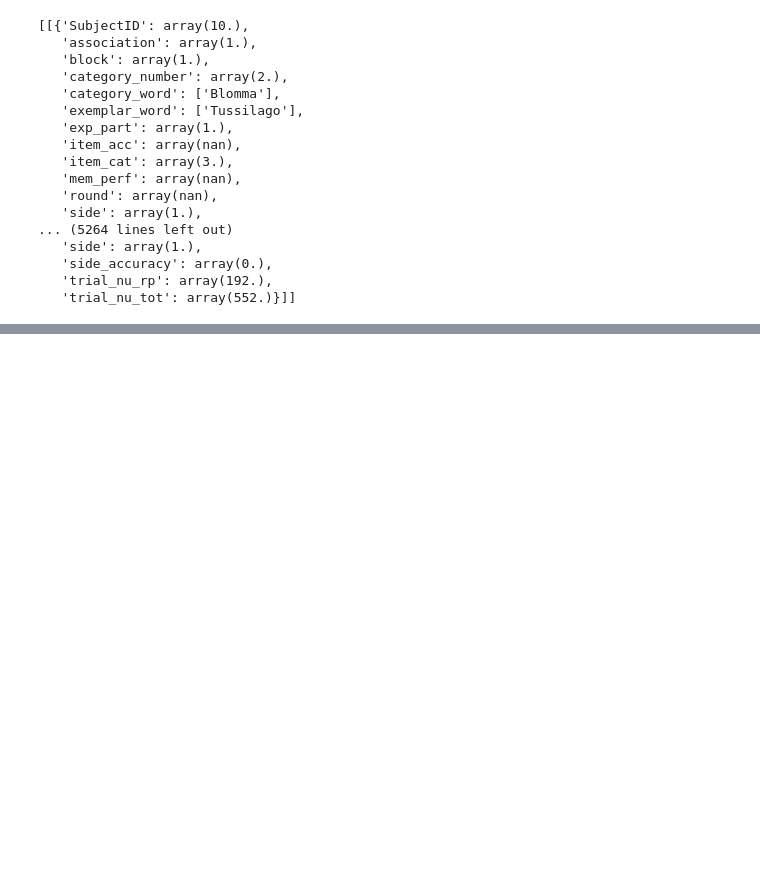
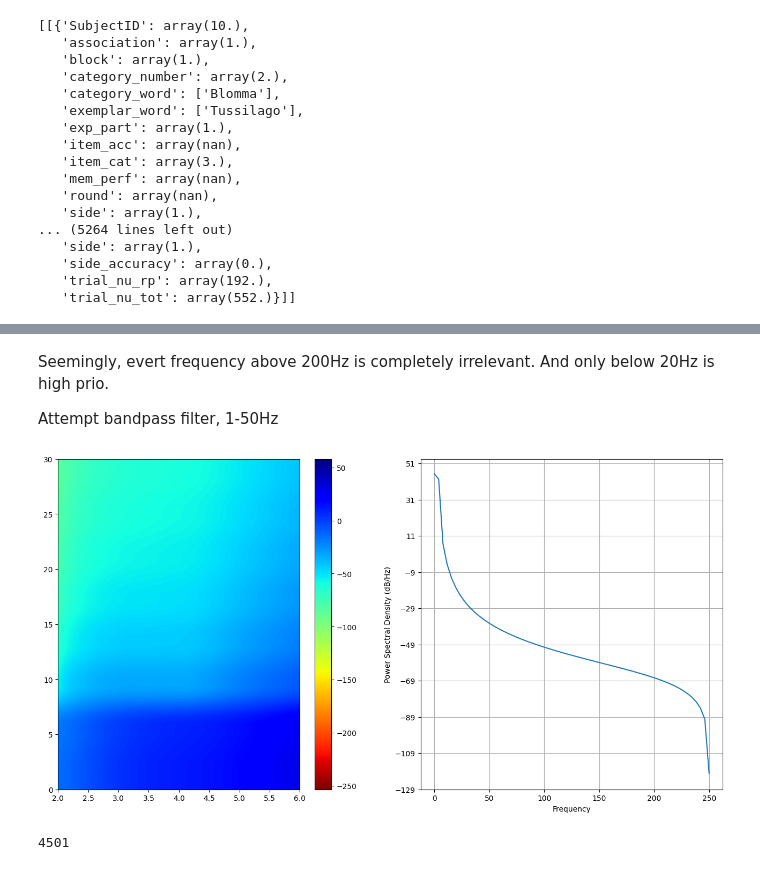
Before and after one commit to duedahl/LU_EEG_Classification, a Jupyter notebook: DataExploration.ipynb, the cells around one changed output, grey strips where cells are left out. Saved outputs shown, nothing was run; the diff lists cells and outputs as text; code cells hidden in the pictures; blank space fills up the shorter version.

```diff
--- a/DataExploration.ipynb
+++ b/DataExploration.ipynb
@@ -70,0 +147,30 @@ data["trialinfo"] # Meta information for each trial
+# %% [markdown]
+Seemingly, evert frequency above 200Hz is completely irrelevant. And only below 20Hz is high prio.
+
+Attempt bandpass filter, 1-50Hz
+# %%
+from scipy.signal import butter, lfilter
+
+def butterworth_bandpass(data, lo, hi, fs, order=3):
+    nyq = 0.5 * fs
+    lowcut = lo / nyq
+    highcut = hi / nyq
+    b, a = butter(order, [lowcut, highcut], fs=fs, btype='band')
+    return lfilter(b, a, data)
+
+denoisedSample = butterworth_bandpass(data["trial"][0][0], 1, 50, Fs)
+
+# Replot with denoised data example
+fig, ax = plt.subplots(1,2)
+x1, x2, x3, mappable = ax[0].specgram(denoisedSample,Fs=Fs,noverlap=120,NFFT=128,cmap="jet_r")
+ax[0].set_ylim([0,30])
+ax[0].set_xlim([2,6])
+plt.colorbar(mappable, ax=ax[0])
+ax[1].psd(denoisedSample,Fs=Fs,noverlap=120,NFFT=128)
+fig.set_size_inches(16,8)
+# %% [output]
+[figure, added]
+# %%
+len(data["trial"][0][0])
+# %% [output]
+4501
```
Also changed, not shown: parts of 7 cells of this notebook.
